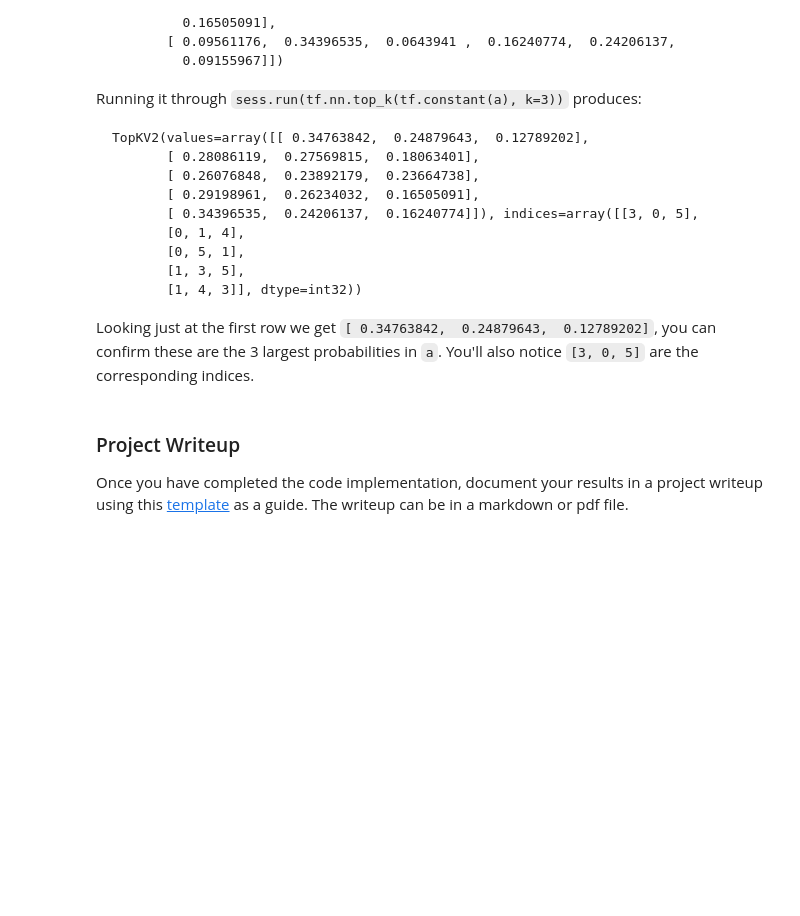
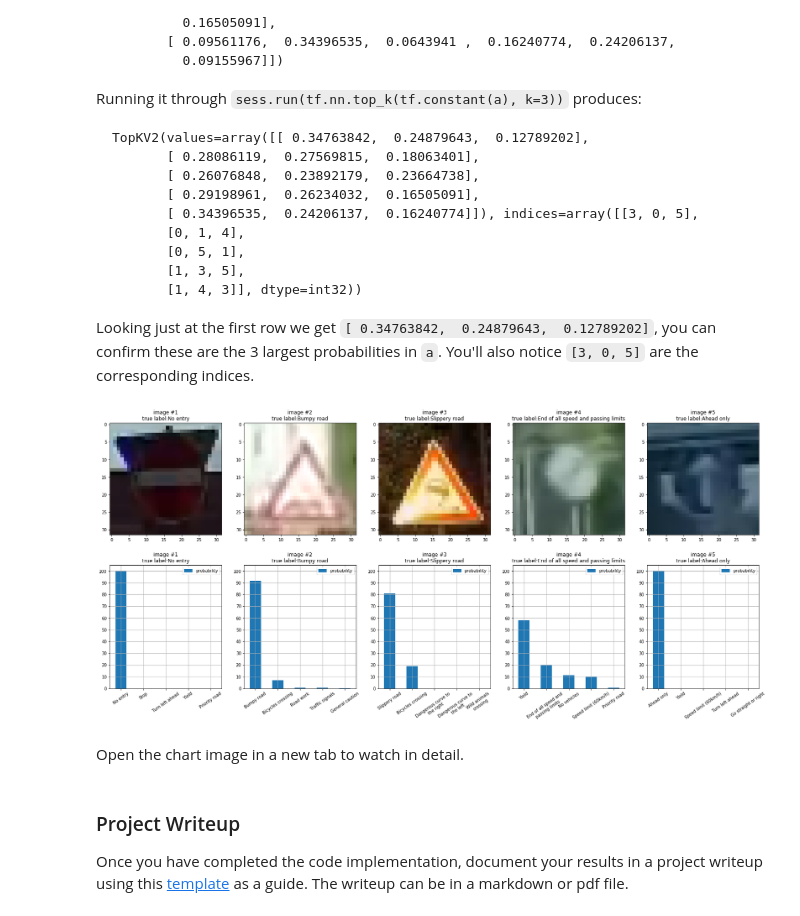
Before and after one commit to Pyrax/CarND-Traffic-Sign-Classifier-Project, a Jupyter notebook: Traffic_Sign_Classifier.ipynb, the cells around one changed output. Drawn from its saved outputs; the diff is of its cells as text; code cells hidden in the pictures; blank space fills up the shorter version.

```diff
--- a/Traffic_Sign_Classifier.ipynb
+++ b/Traffic_Sign_Classifier.ipynb
@@ -658,0 +707,9 @@ You may find `signnames.csv` useful as it contains mappings from the class id (i
+# %%
+# Compare predicted labels to the ground-truth data
+correct_predictions = 0
+for i, prediction in enumerate(prediction_labels):
+    if prediction == test_signs_labels[i]:
+        correct_predictions += 1
+accuracy = correct_predictions / len(prediction_labels) * 100
+
+print(f'Accuracy for new test images is: {accuracy:.1f}%')
@@ -702,3 +758,36 @@ Looking just at the first row we get `[ 0.34763842,  0.24879643,  0.12789202]`,
+# %%
+from textwrap import fill
+
+probs = predictions[0]*100
+labels = predictions[1].astype(int)
+
+fig, axes = plt.subplots(nrows=2, ncols=5, figsize=(28, 12))
+for i in range(len(probs)):
+    chart_probs = probs[i].round(1)
+    chart_labels = labels[i]
+
+    label_sign_names = [fill(get_sign_name(label), 20) for label in chart_labels]
+    chart_df = pd.DataFrame({ 'probability': chart_probs, 'labels': label_sign_names })
+
+    axes[0, i].imshow(test_signs[i])
+    chart = chart_df.plot.bar(x='labels',
+                              yticks=np.linspace(0, 100, 11),
+                              ylim=(0, 105),
+                              rot=35,
+                              grid=True,
+                              ax=axes[1, i])
+
+    true_label = get_sign_name(test_signs_labels[i])
+    ax_title = f'image #{i+1}\ntrue label:{true_label}'
+    axes[0, i].set_title(ax_title)
+    axes[1, i].set_title(ax_title)
+    axes[1, i].set_xlabel('')  # Remove labels for x axis as xticks are self-explanatory
+
+fig.savefig('writeup_images/test_images_softmax_charts.png', bbox_inches='tight')
+# %% [output]
+[figure, added]
+# %% [markdown]
+Open the chart image in a new tab to watch in detail.
 # %% [markdown]
 ### Project Writeup
 
```
Also changed, not shown: parts of 11 cells of this notebook, 9 other files.
